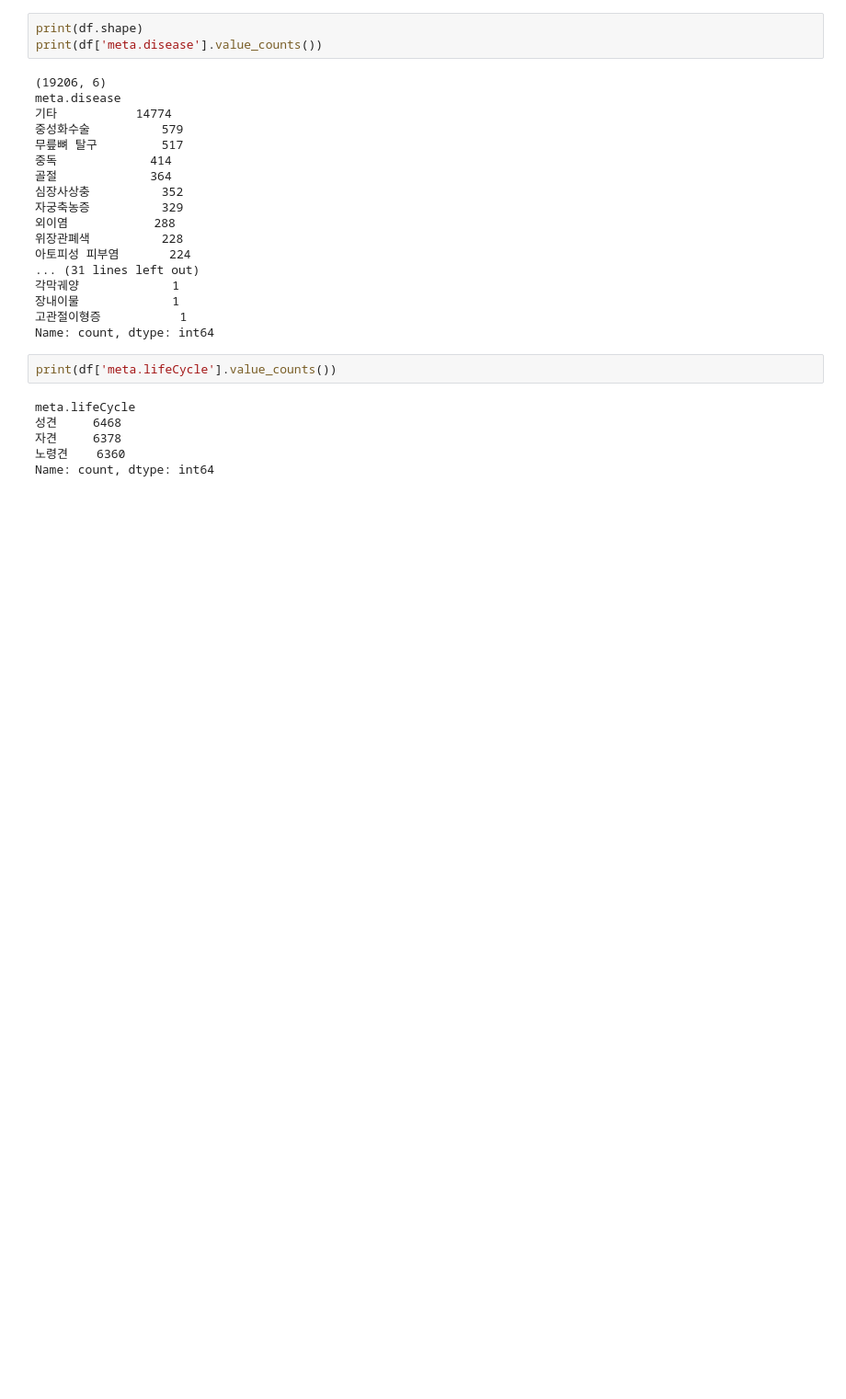
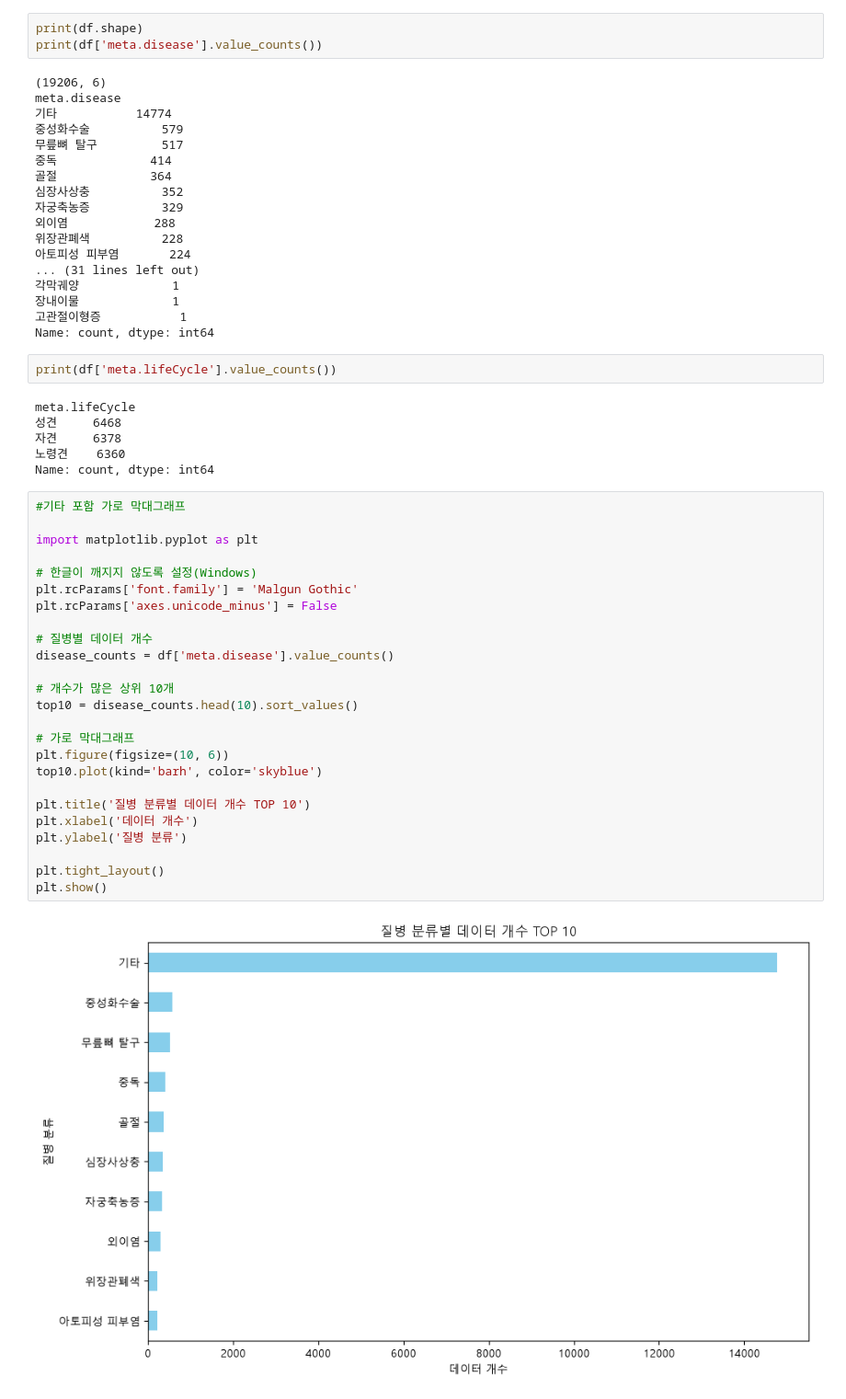
Before and after one commit to encore-ai-campus/mle-01-p1-team2, a Jupyter notebook: notebooks/data_analysis.ipynb, the cells around one changed output. Shown at 92% size. Drawn from its saved outputs; the diff is of its cells as text; blank space fills up the shorter version.

```diff
--- a/notebooks/data_analysis.ipynb
+++ b/notebooks/data_analysis.ipynb
@@ -89,3 +89,30 @@ meta.lifeCycle
 자견     6378
 노령견    6360
 Name: count, dtype: int64
+# %%
+#기타 포함 가로 막대그래프
+
+import matplotlib.pyplot as plt
+
+# 한글이 깨지지 않도록 설정(Windows)
+plt.rcParams['font.family'] = 'Malgun Gothic'
+plt.rcParams['axes.unicode_minus'] = False
+
+# 질병별 데이터 개수
+disease_counts = df['meta.disease'].value_counts()
+
+# 개수가 많은 상위 10개
+top10 = disease_counts.head(10).sort_values()
+
+# 가로 막대그래프
+plt.figure(figsize=(10, 6))
+top10.plot(kind='barh', color='skyblue')
+
+plt.title('질병 분류별 데이터 개수 TOP 10')
+plt.xlabel('데이터 개수')
+plt.ylabel('질병 분류')
+
+plt.tight_layout()
+plt.show()
+# %% [output]
+[figure, added]
```
Also changed, not shown: parts of 15 cells of this notebook, 1 other file.
